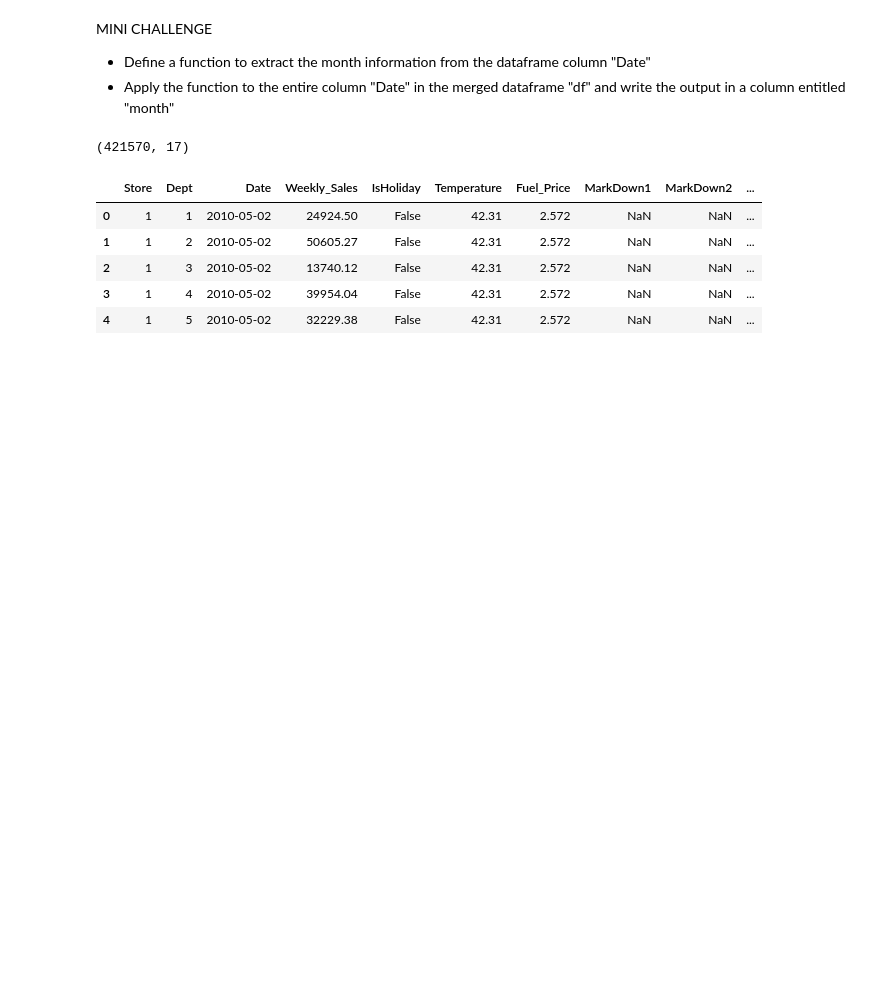
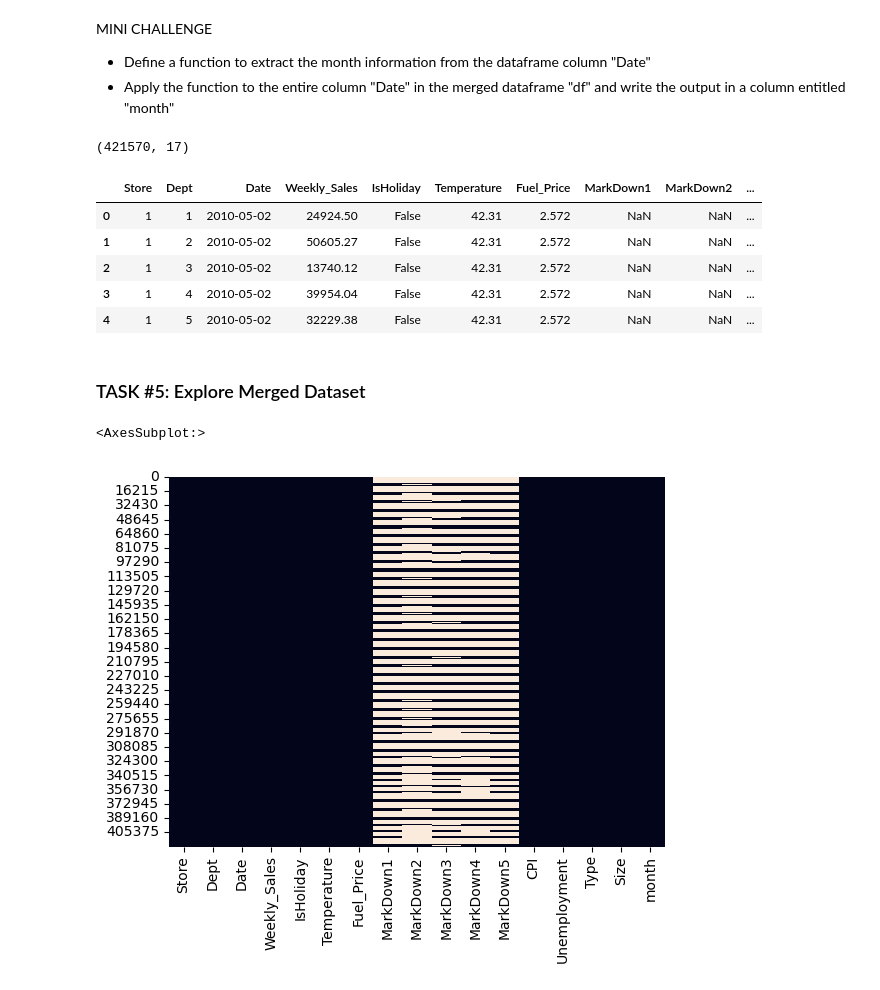
Before and after one commit to RomanRosa/retail_sales_prediction, a Jupyter notebook: xgboost_sales_prediction.ipynb, the cells around one changed output. Drawn from its saved outputs; the diff is of its cells as text; code cells hidden in the pictures; blank space fills up the shorter version.

Commit message:
explore merged dataset

```diff
--- a/xgboost_sales_prediction.ipynb
+++ b/xgboost_sales_prediction.ipynb
@@ -227,9 +227,9 @@ print(f'The Average Size of the Stores is:', stores['Size'].mean())
 The Average Size of the Stores is: 130287.6
 # %%
 # Change the datatype of 'date' column
-features['Date'] = pd.to_datetime(features['Date'], format= 'Y-m-d')
+features['Date'] = pd.to_datetime(features['Date'], infer_datetime_format=True)
 
-sales['Date'] = pd.to_datetime(sales['Date'], format= 'Y-m-d')
+sales['Date'] = pd.to_datetime(sales['Date'], infer_datetime_format=True)
 # %%
 features
 # %% [output]
@@ -341,3 +341,10 @@ df.head()
 | 2 | 1 | 3 | 2010-05-02 | 13740.12 | False | 42.31 | 2.572 | NaN | NaN | ... |
 | 3 | 1 | 4 | 2010-05-02 | 39954.04 | False | 42.31 | 2.572 | NaN | NaN | ... |
 | 4 | 1 | 5 | 2010-05-02 | 32229.38 | False | 42.31 | 2.572 | NaN | NaN | ... |
+# %% [markdown]
+### TASK #5: Explore Merged Dataset
+# %%
+sns.heatmap(df.isnull(), cbar= False)
+# %% [output]
+<AxesSubplot:>
+[figure, added]
```
Also changed, not shown: parts of 7 cells of this notebook.
